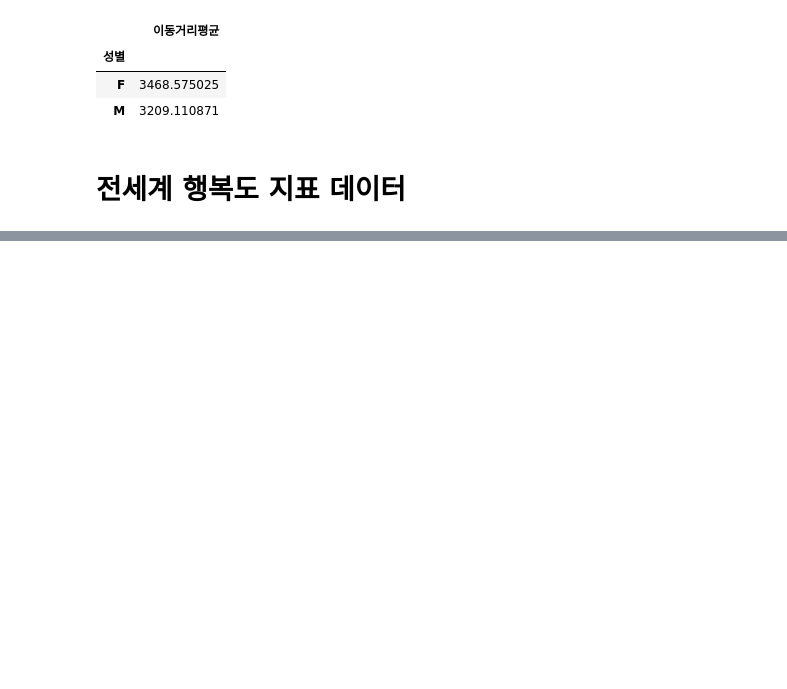
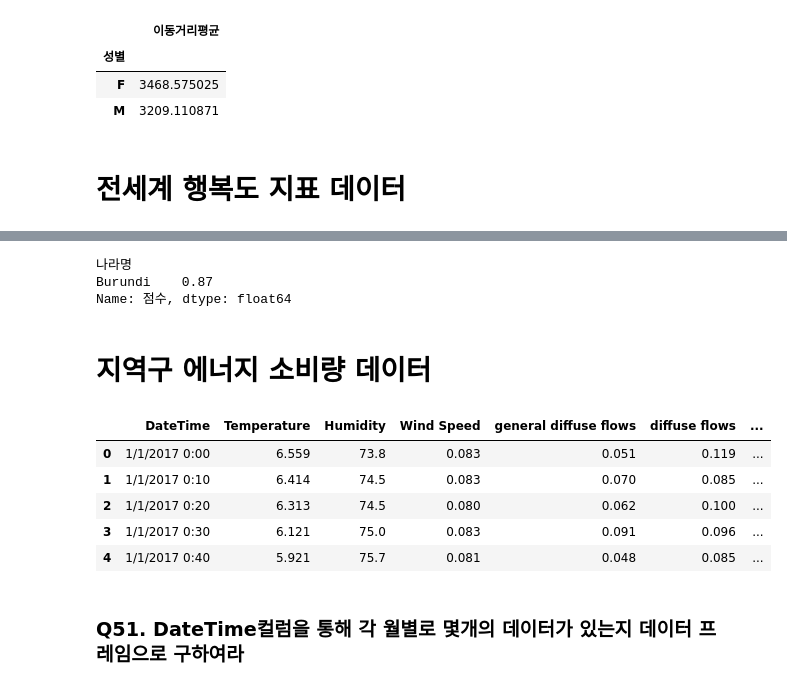
Before and after one commit to Naseungju/-_-, a Jupyter notebook: 1유형_연습2.ipynb, the cells around one changed output, grey strips where cells are left out. Drawn from its saved outputs; the diff is of its cells as text; code cells hidden in the pictures; blank space fills up the shorter version.

```diff
--- a/1유형_연습2.ipynb
+++ b/1유형_연습2.ipynb
@@ -434,0 +687,25 @@ df.head()
+# %%
+multiple = df2[df2.나라명.isin(target)].reset_index()
+multiple.loc[multiple.년도==2018, '점수'] = multiple[multiple.년도==2018].점수.values*(-1)
+multiple.loc[multiple.년도==2018, '점수']
+
+print(multiple.groupby('나라명').sum().sort_values('점수', ascending=False).head(1).점수)
+# %% [output]
+나라명
+Burundi    0.87
+Name: 점수, dtype: float64
+# %% [markdown]
+# 지역구 에너지 소비량 데이터
+# %%
+import pandas as pd
+df= pd.read_csv('https://raw.githubusercontent.com/Datamanim/datarepo/main/consum/Tetuan%20City%20power%20consumption.csv')
+df.head()
+# %% [output]
+|  | DateTime | Temperature | Humidity | Wind Speed | general diffuse flows | diffuse flows | ... |
+| 0 | 1/1/2017 0:00 | 6.559 | 73.8 | 0.083 | 0.051 | 0.119 | ... |
+| 1 | 1/1/2017 0:10 | 6.414 | 74.5 | 0.083 | 0.070 | 0.085 | ... |
+| 2 | 1/1/2017 0:20 | 6.313 | 74.5 | 0.080 | 0.062 | 0.100 | ... |
+| 3 | 1/1/2017 0:30 | 6.121 | 75.0 | 0.083 | 0.091 | 0.096 | ... |
+| 4 | 1/1/2017 0:40 | 5.921 | 75.7 | 0.081 | 0.048 | 0.085 | ... |
+# %% [markdown]
+### Q51. DateTime컬럼을 통해 각 월별로 몇개의 데이터가 있는지 데이터 프레임으로 구하여라
```
Also changed, not shown: parts of 56 cells of this notebook.
